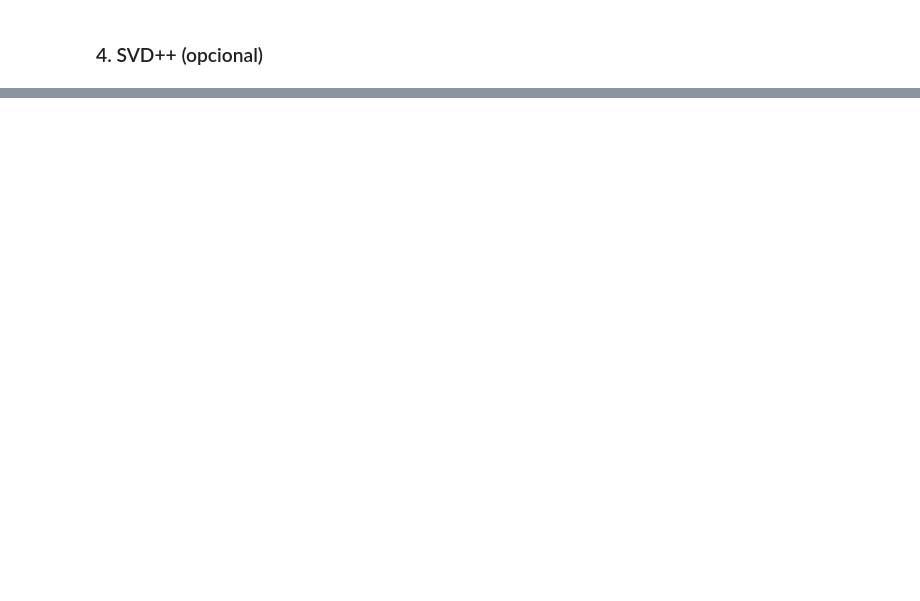
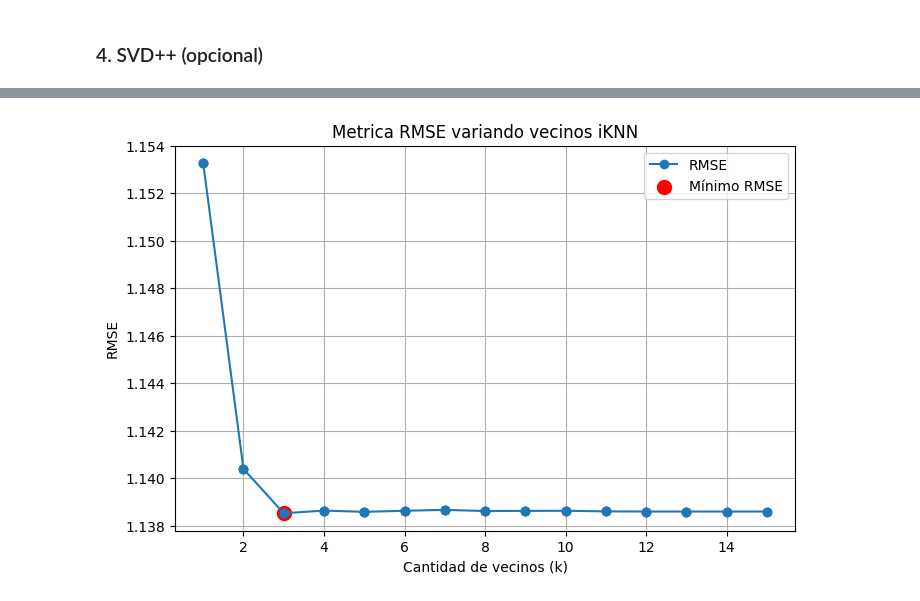
Before and after one commit to franfonte/T1_SR, a Jupyter notebook: prediccion_ratings.ipynb, the cells around one changed output, grey strips where cells are left out. Drawn from its saved outputs; the diff is of its cells as text; code cells hidden in the pictures; blank space fills up the shorter version.

```diff
--- a/prediccion_ratings.ipynb
+++ b/prediccion_ratings.ipynb
@@ -130,0 +379,29 @@ print(study.best_params)
+# %%
+import matplotlib.pyplot as plt
+
+# Your data (shortened version for clarity – paste full one)
+uknn = resultados_sensibilidad["iknn"]
+
+uknn_sorted = sorted(uknn, key=lambda x: x["k_neighboors"])
+
+# Extract lists
+k_values = [d["k_neighboors"] for d in uknn_sorted]
+rmse = [d["rmse"] for d in uknn_sorted]
+
+# --- Plot ---
+plt.figure(figsize=(8,5))
+plt.plot(k_values, rmse, marker="o", label="RMSE")
+
+# Marcar el mínimo con otro color
+min_idx = rmse.index(min(rmse))
+plt.scatter(k_values[min_idx], rmse[min_idx],
+            color="red", s=100, label="Mínimo RMSE")
+
+plt.xlabel("Cantidad de vecinos (k)")
+plt.ylabel("RMSE")
+plt.title("Metrica RMSE variando vecinos iKNN")
+plt.legend()
+plt.grid(True)
+plt.show()
+# %% [output]
+[figure, added]
```
Also changed, not shown: parts of 19 cells of this notebook, 5 other files.
